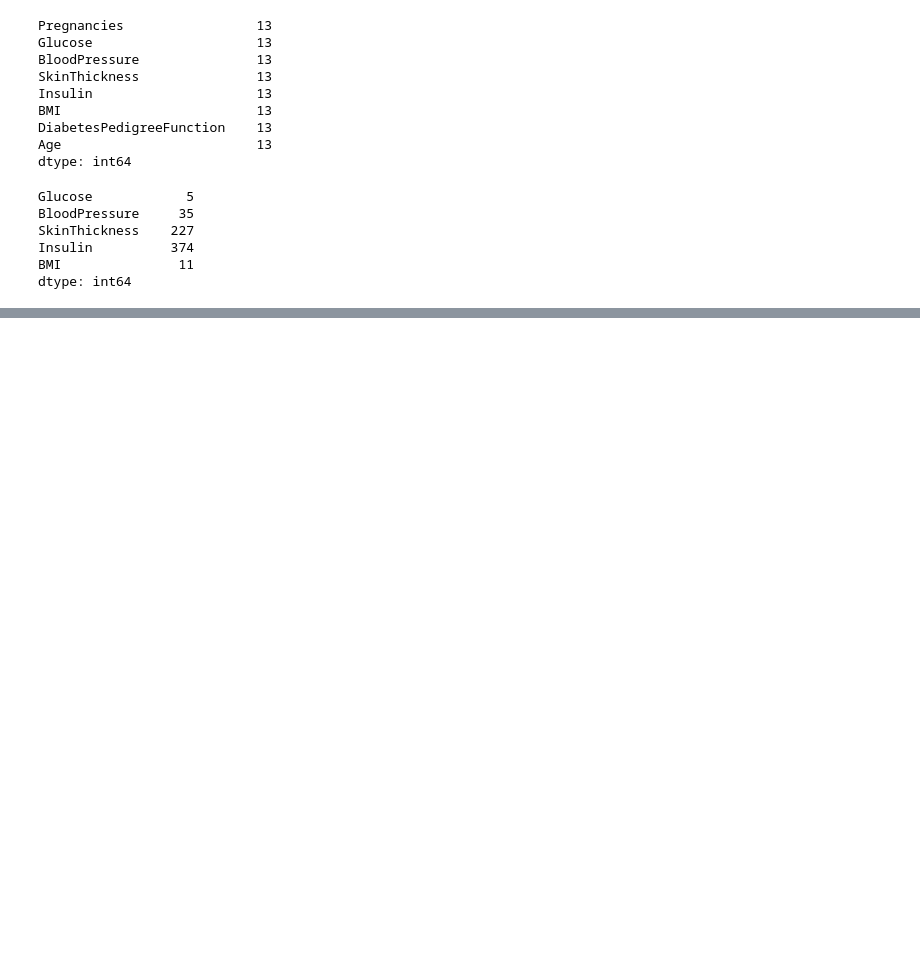
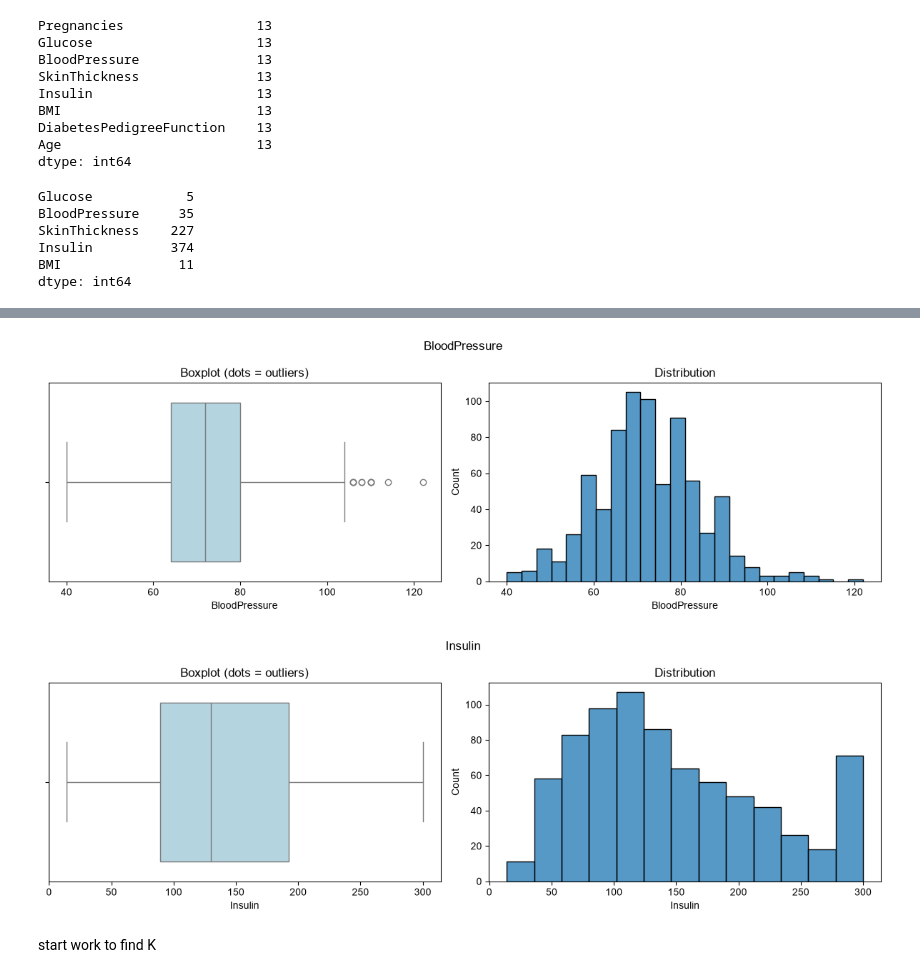
Before and after one commit to yassinmaftah/diabetes-risk-mlops, a Jupyter notebook: notebooks/01_eda.ipynb, the cells around one changed output, grey strips where cells are left out. Saved outputs shown, nothing was run; the diff lists cells and outputs as text; code cells hidden in the pictures; blank space fills up the shorter version.

```diff
--- a/notebooks/01_eda.ipynb
+++ b/notebooks/01_eda.ipynb
@@ -332,0 +422,3 @@ df_final[fake_zero].describe()
+# %%
+df_final = cap_column(df_final, "BloodPressure", min_value=40)
+df_final = cap_column(df_final, "Insulin", max_value=300)
@@ -332,0 +465,8 @@ df_final[fake_zero].describe()
+# %%
+graphe_check_outliers(df_final, "BloodPressure")
+graphe_check_outliers(df_final, "Insulin")
+# %% [output]
+[figure, added]
+[figure, added]
+# %% [markdown]
+start work to find K
```
Also changed, not shown: parts of 35 cells of this notebook, 3 other files.
